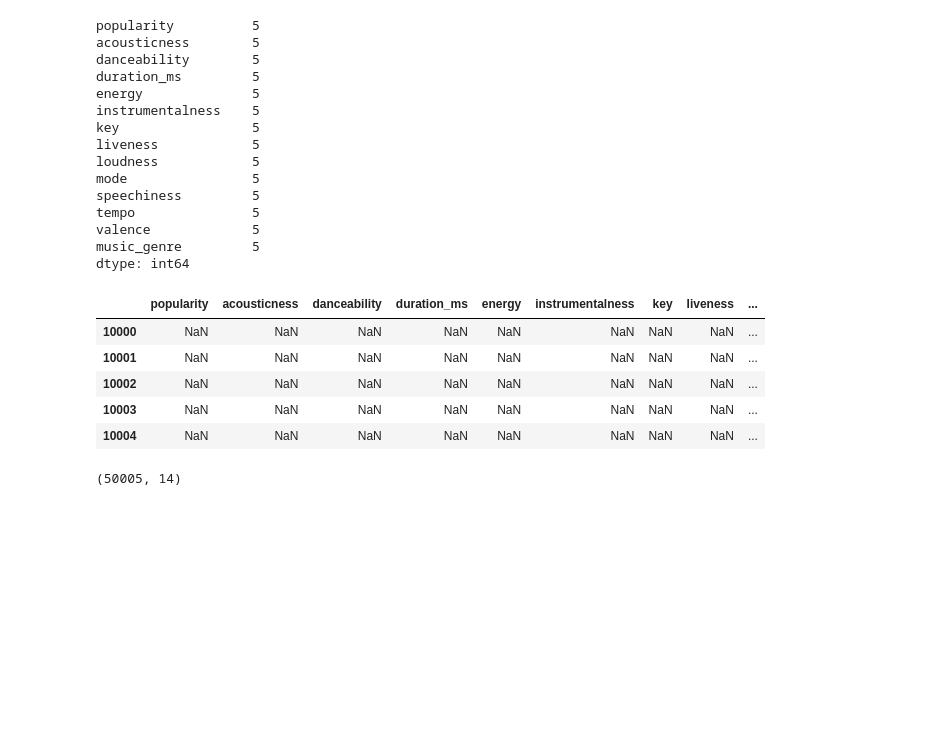
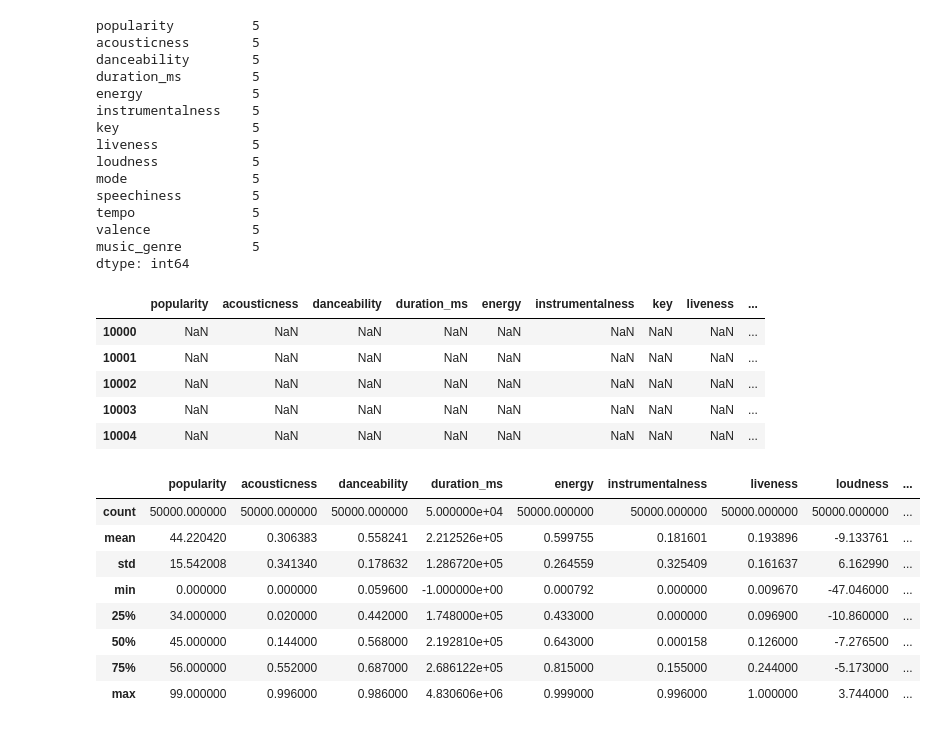
Before and after one commit to sovunia-hub/kaggle, a Jupyter notebook: music-genre-classification-with-logreg-svm-knn.ipynb, the cells around one changed output. Cells and saved outputs as stored; diff of their text form; code cells hidden in the pictures; blank space fills up the shorter version.

```diff
--- a/music-genre-classification-with-logreg-svm-knn.ipynb
+++ b/music-genre-classification-with-logreg-svm-knn.ipynb
@@ -76,4 +80,12 @@ data[data['music_genre'].isna()]
 # %%
-data.shape
+data.describe()
 # %% [output]
-(50005, 14)
+|  | popularity | acousticness | danceability | duration_ms | energy | instrumentalness | liveness | loudness | ... |
+| count | 50000.000000 | 50000.000000 | 50000.000000 | 5.000000e+04 | 50000.000000 | 50000.000000 | 50000.000000 | 50000.000000 | ... |
+| mean | 44.220420 | 0.306383 | 0.558241 | 2.212526e+05 | 0.599755 | 0.181601 | 0.193896 | -9.133761 | ... |
+| std | 15.542008 | 0.341340 | 0.178632 | 1.286720e+05 | 0.264559 | 0.325409 | 0.161637 | 6.162990 | ... |
+| min | 0.000000 | 0.000000 | 0.059600 | -1.000000e+00 | 0.000792 | 0.000000 | 0.009670 | -47.046000 | ... |
+| 25% | 34.000000 | 0.020000 | 0.442000 | 1.748000e+05 | 0.433000 | 0.000000 | 0.096900 | -10.860000 | ... |
+| 50% | 45.000000 | 0.144000 | 0.568000 | 2.192810e+05 | 0.643000 | 0.000158 | 0.126000 | -7.276500 | ... |
+| 75% | 56.000000 | 0.552000 | 0.687000 | 2.686122e+05 | 0.815000 | 0.155000 | 0.244000 | -5.173000 | ... |
+| max | 99.000000 | 0.996000 | 0.986000 | 4.830606e+06 | 0.999000 | 0.996000 | 1.000000 | 3.744000 | ... |
```
Also changed, not shown: parts of 28 cells of this notebook.
